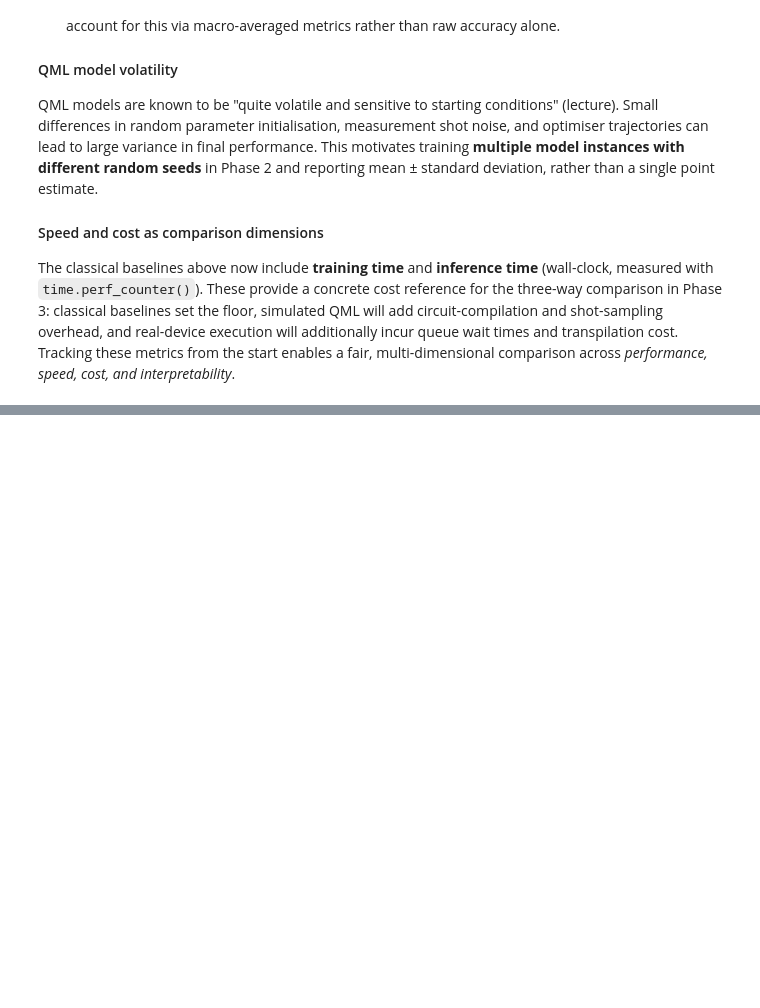
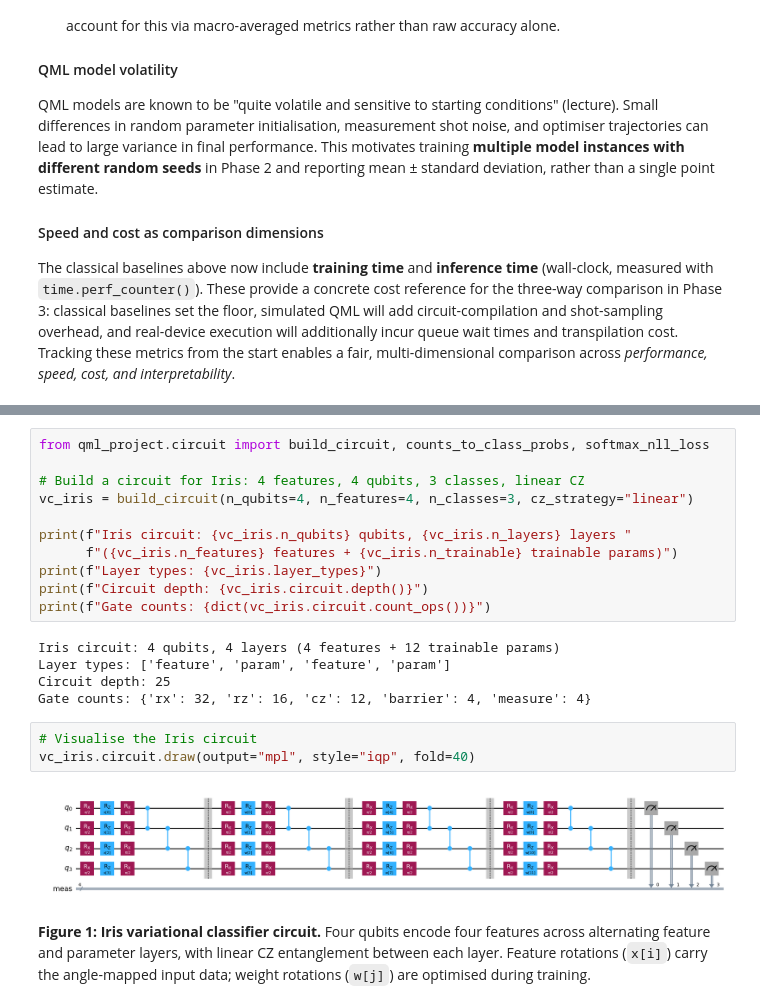
Before and after one commit to gelbh/comp47950-qml-project, a Jupyter notebook: notebooks/qml_project.ipynb, the cells around one changed output, grey strips where cells are left out. Cells and saved outputs as stored; diff of their text form; blank space fills up the shorter version.

Commit message:
feat(notebook): integrate circuit module and expand report

```diff
--- a/notebooks/qml_project.ipynb
+++ b/notebooks/qml_project.ipynb
@@ -188,0 +246,23 @@ The classical baselines above now include **training time** and **inference time
+# %%
+from qml_project.circuit import build_circuit, counts_to_class_probs, softmax_nll_loss
+
+# Build a circuit for Iris: 4 features, 4 qubits, 3 classes, linear CZ
+vc_iris = build_circuit(n_qubits=4, n_features=4, n_classes=3, cz_strategy="linear")
+
+print(f"Iris circuit: {vc_iris.n_qubits} qubits, {vc_iris.n_layers} layers "
+      f"({vc_iris.n_features} features + {vc_iris.n_trainable} trainable params)")
+print(f"Layer types: {vc_iris.layer_types}")
+print(f"Circuit depth: {vc_iris.circuit.depth()}")
+print(f"Gate counts: {dict(vc_iris.circuit.count_ops())}")
+# %% [output]
+Iris circuit: 4 qubits, 4 layers (4 features + 12 trainable params)
+Layer types: ['feature', 'param', 'feature', 'param']
+Circuit depth: 25
+Gate counts: {'rx': 32, 'rz': 16, 'cz': 12, 'barrier': 4, 'measure': 4}
+# %%
+# Visualise the Iris circuit
+vc_iris.circuit.draw(output="mpl", style="iqp", fold=40)
+# %% [output]
+[figure, added]
+# %% [markdown]
+**Figure 1: Iris variational classifier circuit.** Four qubits encode four features across alternating feature and parameter layers, with linear CZ entanglement between each layer. Feature rotations (`x[i]`) carry the angle-mapped input data; weight rotations (`w[j]`) are optimised during training.
```
Also changed, not shown: parts of 7 cells of this notebook.
